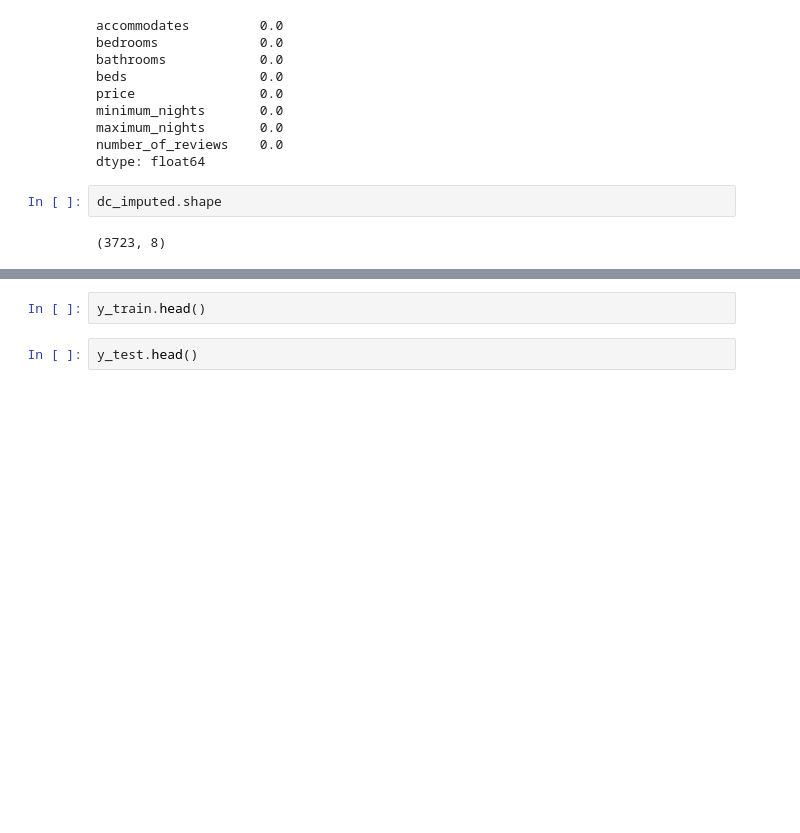
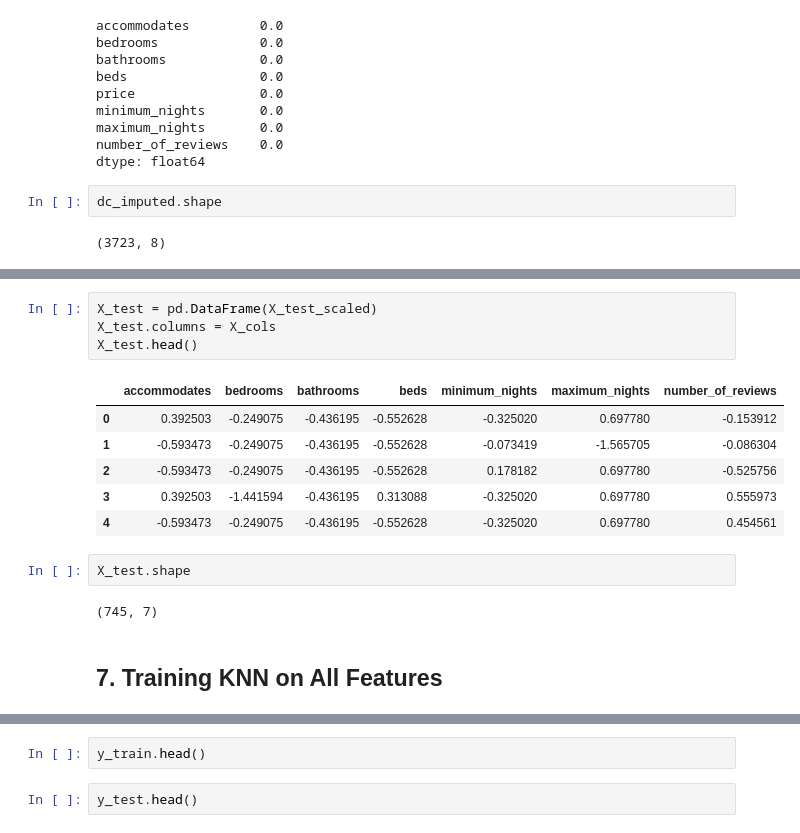
Before and after one commit to harera3/ML_Blueprints, a Jupyter notebook: 02_Evaluating_Model_performance.ipynb, the cells around one changed output, grey strips where cells are left out. Saved outputs shown, nothing was run; the diff lists cells and outputs as text; blank space fills up the shorter version.

```diff
--- a/02_Evaluating_Model_performance.ipynb
+++ b/02_Evaluating_Model_performance.ipynb
@@ -191,0 +228,17 @@ dc.dtypes
+# %%
+X_test = pd.DataFrame(X_test_scaled)
+X_test.columns = X_cols
+X_test.head()
+# %% [output]
+|  | accommodates | bedrooms | bathrooms | beds | minimum_nights | maximum_nights | number_of_reviews |
+| 0 | 0.392503 | -0.249075 | -0.436195 | -0.552628 | -0.325020 | 0.697780 | -0.153912 |
+| 1 | -0.593473 | -0.249075 | -0.436195 | -0.552628 | -0.073419 | -1.565705 | -0.086304 |
+| 2 | -0.593473 | -0.249075 | -0.436195 | -0.552628 | 0.178182 | 0.697780 | -0.525756 |
+| 3 | 0.392503 | -1.441594 | -0.436195 | 0.313088 | -0.325020 | 0.697780 | 0.555973 |
+| 4 | -0.593473 | -0.249075 | -0.436195 | -0.552628 | -0.325020 | 0.697780 | 0.454561 |
+# %%
+X_test.shape
+# %% [output]
+(745, 7)
+# %% [markdown]
+## 7. Training KNN on All Features
```
Also changed, not shown: parts of 24 cells of this notebook.
